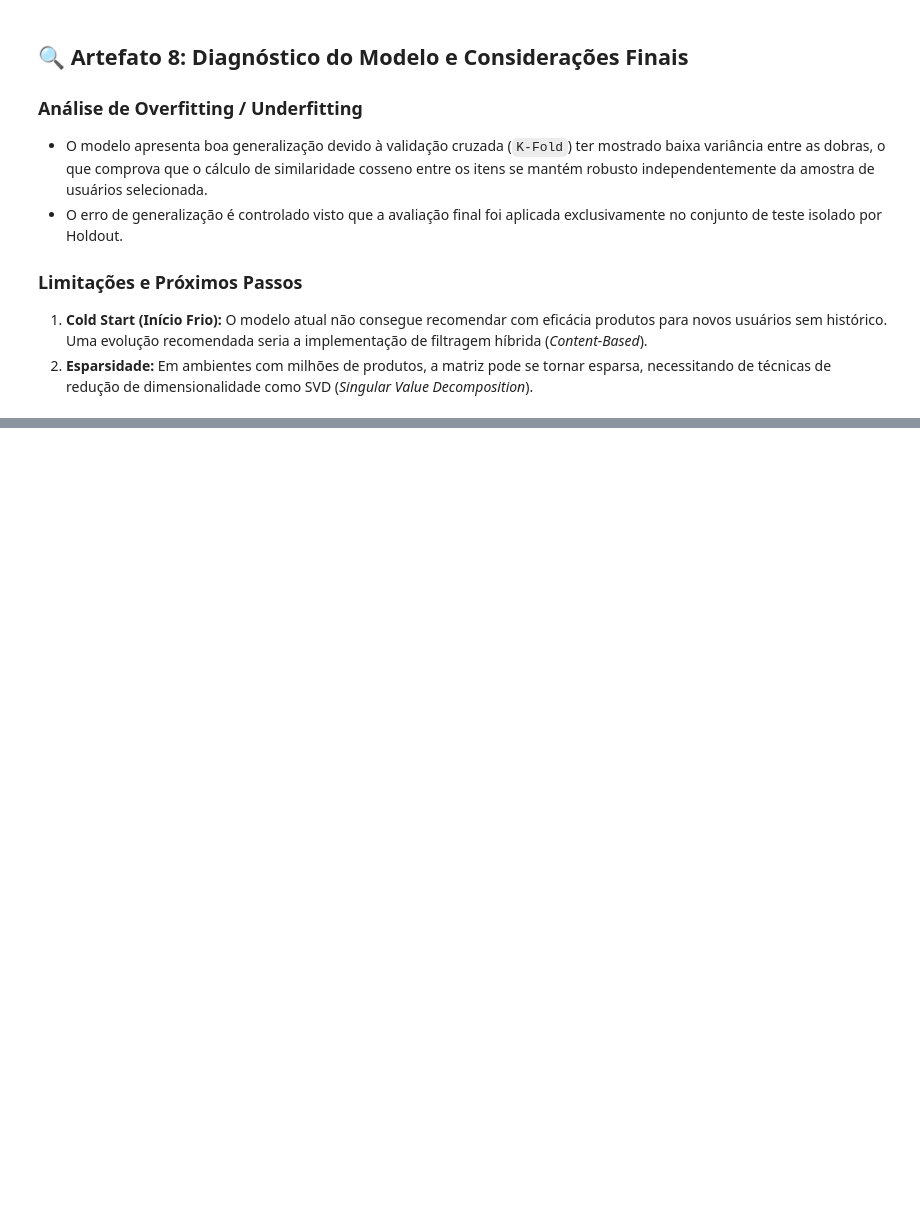
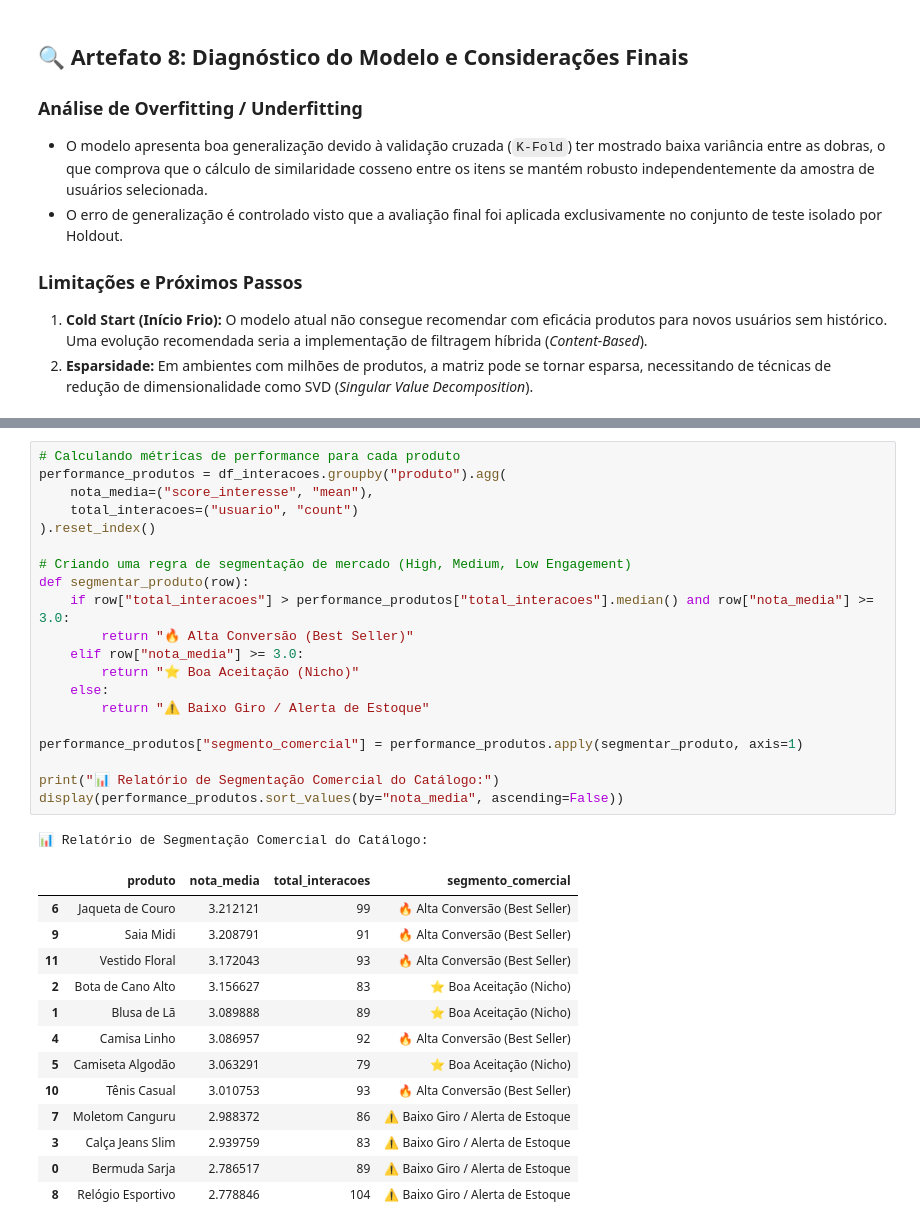
Before and after one commit to miguelpoquini-eng/N1-BCC-MACHINE-LEARNING-, a Jupyter notebook: Untitled4.ipynb, the cells around one changed output, grey strips where cells are left out. Cells and saved outputs as stored; diff of their text form; blank space fills up the shorter version.

```diff
--- a/Untitled4.ipynb
+++ b/Untitled4.ipynb
@@ -248,0 +252,35 @@ Não Relevante       0.58      1.00      0.73       209
+# %%
+# Calculando métricas de performance para cada produto
+performance_produtos = df_interacoes.groupby("produto").agg(
+    nota_media=("score_interesse", "mean"),
+    total_interacoes=("usuario", "count")
+).reset_index()
+
+# Criando uma regra de segmentação de mercado (High, Medium, Low Engagement)
+def segmentar_produto(row):
+    if row["total_interacoes"] > performance_produtos["total_interacoes"].median() and row["nota_media"] >= 3.0:
+        return "🔥 Alta Conversão (Best Seller)"
+    elif row["nota_media"] >= 3.0:
+        return "⭐ Boa Aceitação (Nicho)"
+    else:
+        return "⚠️ Baixo Giro / Alerta de Estoque"
+
+performance_produtos["segmento_comercial"] = performance_produtos.apply(segmentar_produto, axis=1)
+
+print("📊 Relatório de Segmentação Comercial do Catálogo:")
+display(performance_produtos.sort_values(by="nota_media", ascending=False))
+# %% [output]
+📊 Relatório de Segmentação Comercial do Catálogo:
+|  | produto | nota_media | total_interacoes | segmento_comercial |
+| 6 | Jaqueta de Couro | 3.212121 | 99 | 🔥 Alta Conversão (Best Seller) |
+| 9 | Saia Midi | 3.208791 | 91 | 🔥 Alta Conversão (Best Seller) |
+| 11 | Vestido Floral | 3.172043 | 93 | 🔥 Alta Conversão (Best Seller) |
+| 2 | Bota de Cano Alto | 3.156627 | 83 | ⭐ Boa Aceitação (Nicho) |
+| 1 | Blusa de Lã | 3.089888 | 89 | ⭐ Boa Aceitação (Nicho) |
+| 4 | Camisa Linho | 3.086957 | 92 | 🔥 Alta Conversão (Best Seller) |
+| 5 | Camiseta Algodão | 3.063291 | 79 | ⭐ Boa Aceitação (Nicho) |
+| 10 | Tênis Casual | 3.010753 | 93 | 🔥 Alta Conversão (Best Seller) |
+| 7 | Moletom Canguru | 2.988372 | 86 | ⚠️ Baixo Giro / Alerta de Estoque |
+| 3 | Calça Jeans Slim | 2.939759 | 83 | ⚠️ Baixo Giro / Alerta de Estoque |
+| 0 | Bermuda Sarja | 2.786517 | 89 | ⚠️ Baixo Giro / Alerta de Estoque |
+| 8 | Relógio Esportivo | 2.778846 | 104 | ⚠️ Baixo Giro / Alerta de Estoque |
```
Also changed, not shown: parts of 5 cells of this notebook.
